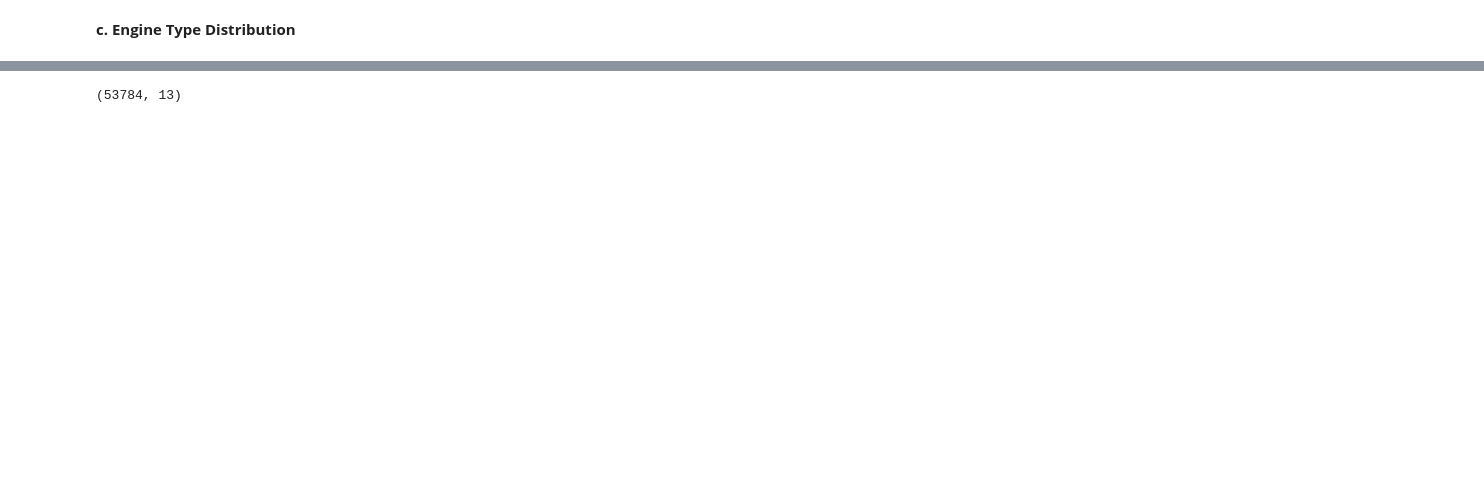
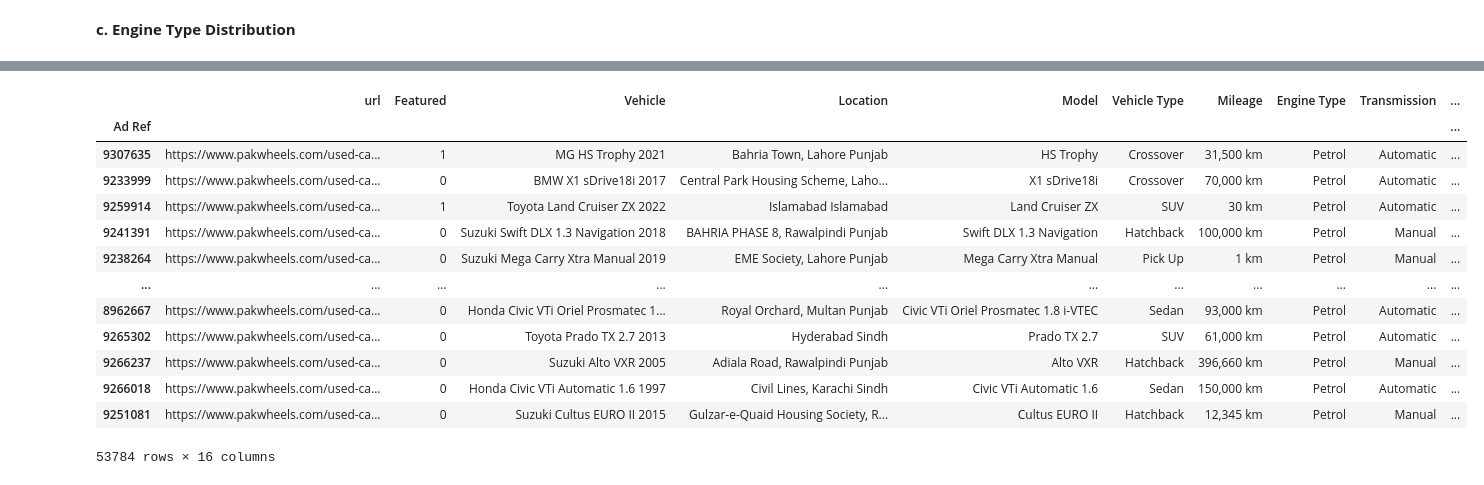
Before and after one commit to Muneeb-03/CS334-PakWheels-Project, a Jupyter notebook: project.ipynb, the cells around one changed output, grey strips where cells are left out. Cells and saved outputs as stored; diff of their text form; code cells hidden in the pictures; blank space fills up the shorter version.

```diff
--- a/project.ipynb
+++ b/project.ipynb
@@ -137,4 +137,0 @@ plt.show()
-# %%
-ads_data.shape
-# %% [output]
-(53784, 13)
@@ -140,0 +140,40 @@ ads_data.shape
+# %%
+def extract_brand(name):
+    match = re.match(r'^\w+', name)
+    return match.group(0)
+
+def extract_model(name):
+    match = re.search(r'^\w+\s(.+?)\s\d{4}$', name)
+    return match.group(1) if match else None
+
+def membership_status(details):
+    if "Member Since" in details:
+        return 1
+    else:
+        return 0
+
+ads_df['Model'].rename('Year', inplace=True)
+
+ads_df['Brand'] = ads_df['Vehicle'].apply(extract_brand)
+ads_df['Model'] = ads_df['Vehicle'].apply(extract_model)
+ads_df['Membership Status'] = ads_df['Seller Details'].apply(membership_status)
+
+ads_df['Vehicle Type'] = ads_df['Vehicle Type'].replace({'Micro Van': 'Van/Mini Van', 'Mini Van': 'Van/Mini Van', 'Van': 'Van/Mini Van', 'Compact sedan': 'Sedan', 'Compact SUV': 'SUV', 'Compact hatchback': 'Wagon/Hatchback', 'Station Wagon': 'Wagon/Hatchback', 'Subcompact hatchback': 'Wagon/Hatchback', 'Subcompact hatchback': 'Wagon/Hatchback', 'Single Cabin': 'Truck', 'Double Cabin': 'Truck', 'Coupe': 'Coupe/Convertible', 'Convertible': 'Coupe/Convertible', 'Off-Road Vehicles': 'SUV'})
+
+
+ads_df
+# %% [output]
+|  | url | Featured | Vehicle | Location | Model | Vehicle Type | Mileage | Engine Type | Transmission | ... |
+| Ad Ref |  |  |  |  |  |  |  |  |  | ... |
+| 9307635 | https://www.pakwheels.com/used-ca... | 1 | MG HS Trophy 2021 | Bahria Town, Lahore Punjab | HS Trophy | Crossover | 31,500 km | Petrol | Automatic | ... |
+| 9233999 | https://www.pakwheels.com/used-ca... | 0 | BMW X1 sDrive18i 2017 | Central Park Housing Scheme, Laho... | X1 sDrive18i | Crossover | 70,000 km | Petrol | Automatic | ... |
+| 9259914 | https://www.pakwheels.com/used-ca... | 1 | Toyota Land Cruiser ZX 2022 | Islamabad Islamabad | Land Cruiser ZX | SUV | 30 km | Petrol | Automatic | ... |
+| 9241391 | https://www.pakwheels.com/used-ca... | 0 | Suzuki Swift DLX 1.3 Navigation 2018 | BAHRIA PHASE 8, Rawalpindi Punjab | Swift DLX 1.3 Navigation | Hatchback | 100,000 km | Petrol | Manual | ... |
+| 9238264 | https://www.pakwheels.com/used-ca... | 0 | Suzuki Mega Carry Xtra Manual 2019 | EME Society, Lahore Punjab | Mega Carry Xtra Manual | Pick Up | 1 km | Petrol | Manual | ... |
+| ... | ... | ... | ... | ... | ... | ... | ... | ... | ... | ... |
+| 8962667 | https://www.pakwheels.com/used-ca... | 0 | Honda Civic VTi Oriel Prosmatec 1... | Royal Orchard, Multan Punjab | Civic VTi Oriel Prosmatec 1.8 i-VTEC | Sedan | 93,000 km | Petrol | Automatic | ... |
+| 9265302 | https://www.pakwheels.com/used-ca... | 0 | Toyota Prado TX 2.7 2013 | Hyderabad Sindh | Prado TX 2.7 | SUV | 61,000 km | Petrol | Automatic | ... |
+| 9266237 | https://www.pakwheels.com/used-ca... | 0 | Suzuki Alto VXR 2005 | Adiala Road, Rawalpindi Punjab | Alto VXR | Hatchback | 396,660 km | Petrol | Manual | ... |
+| 9266018 | https://www.pakwheels.com/used-ca... | 0 | Honda Civic VTi Automatic 1.6 1997 | Civil Lines, Karachi Sindh | Civic VTi Automatic 1.6 | Sedan | 150,000 km | Petrol | Automatic | ... |
+| 9251081 | https://www.pakwheels.com/used-ca... | 0 | Suzuki Cultus EURO II 2015 | Gulzar-e-Quaid Housing Society, R... | Cultus EURO II | Hatchback | 12,345 km | Petrol | Manual | ... |
+53784 rows × 16 columns
```
Also changed, not shown: parts of 5 cells of this notebook.
